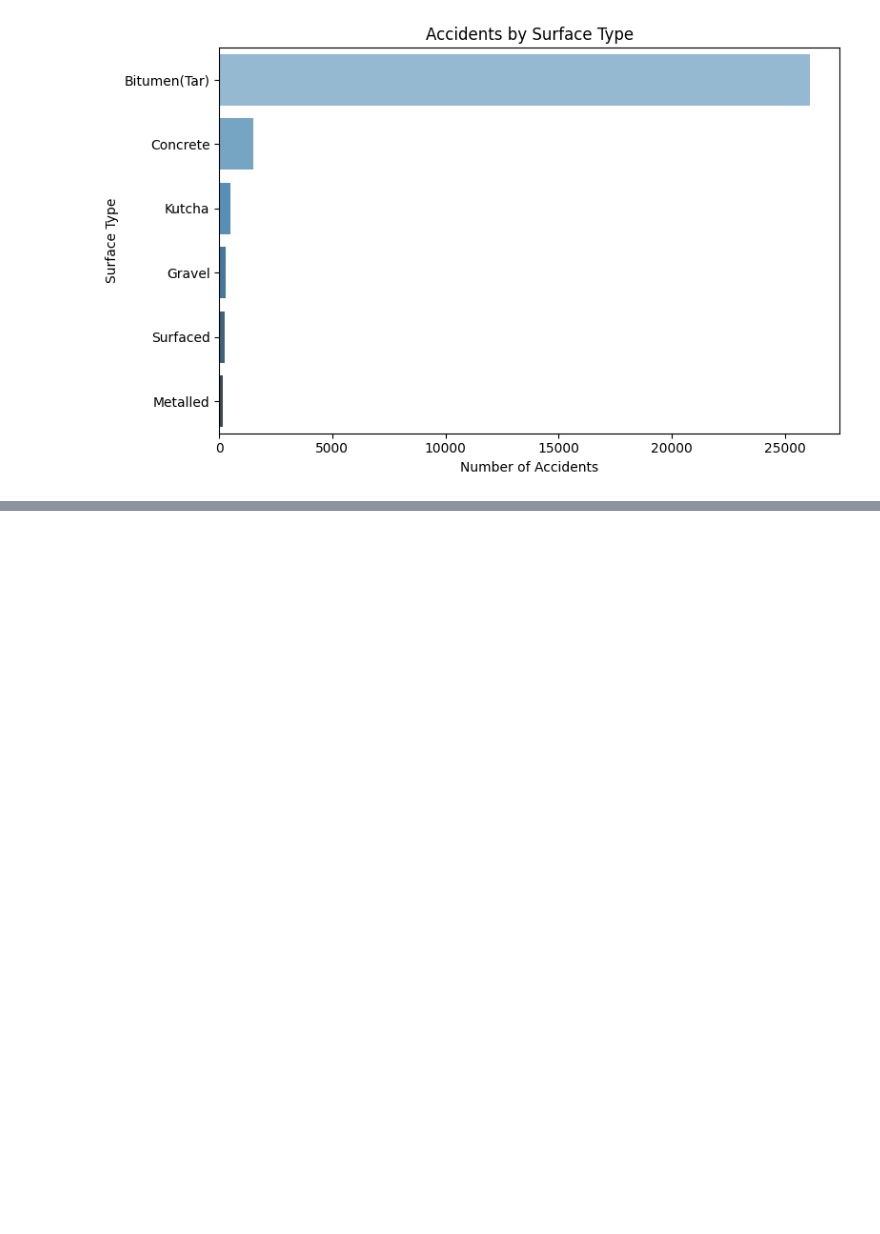
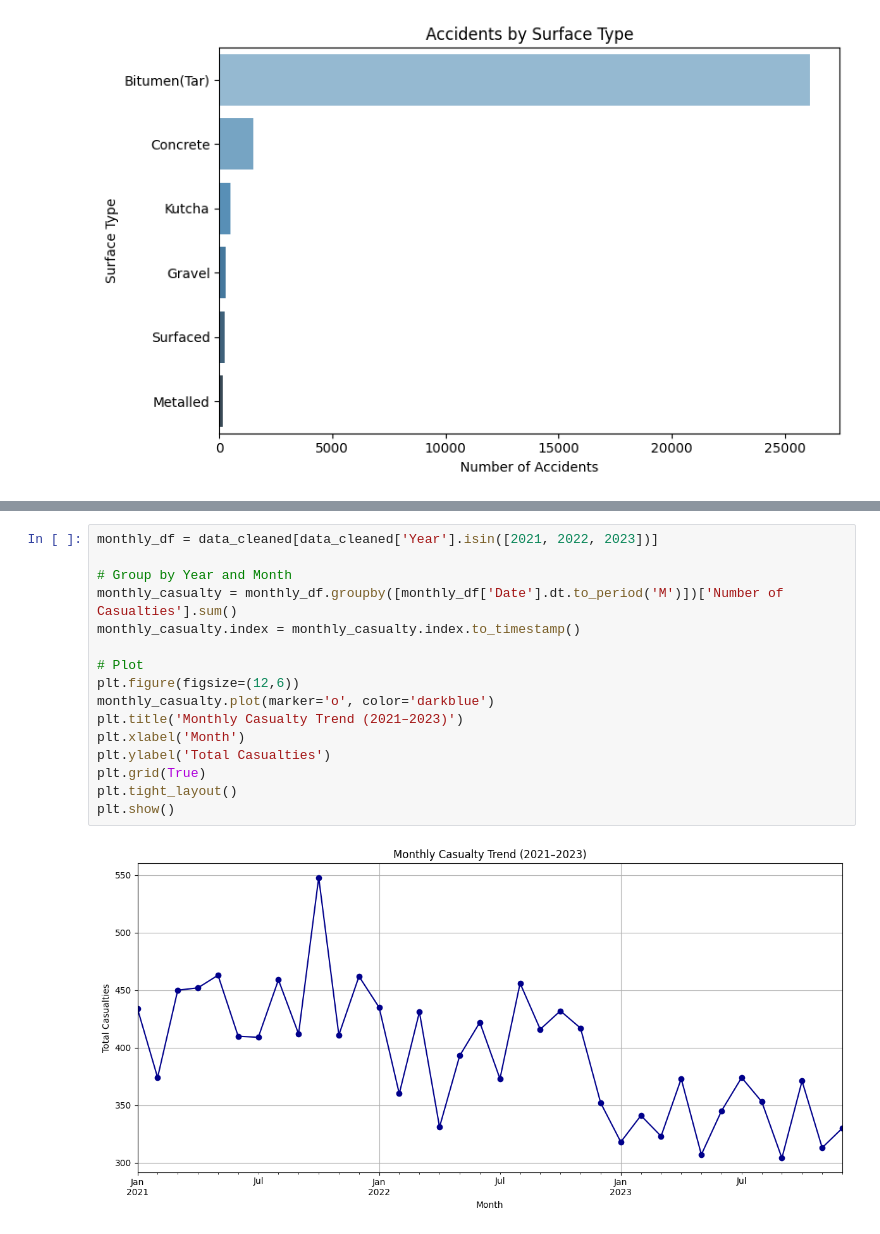
Before and after one commit to Soumashree-Das/Data_drift_srijan_ju, a Jupyter notebook: kpi5.ipynb, the cells around one changed output, grey strips where cells are left out. Drawn from its saved outputs; the diff is of its cells as text; blank space fills up the shorter version.

```diff
--- a/kpi5.ipynb
+++ b/kpi5.ipynb
@@ -78,0 +95,18 @@ Passing `palette` without assigning `hue` is deprecated and will be removed in v
+# %%
+monthly_df = data_cleaned[data_cleaned['Year'].isin([2021, 2022, 2023])]
+
+# Group by Year and Month
+monthly_casualty = monthly_df.groupby([monthly_df['Date'].dt.to_period('M')])['Number of Casualties'].sum()
+monthly_casualty.index = monthly_casualty.index.to_timestamp()
+
+# Plot
+plt.figure(figsize=(12,6))
+monthly_casualty.plot(marker='o', color='darkblue')
+plt.title('Monthly Casualty Trend (2021–2023)')
+plt.xlabel('Month')
+plt.ylabel('Total Casualties')
+plt.grid(True)
+plt.tight_layout()
+plt.show()
+# %% [output]
+[figure, added]
```
Also changed, not shown: parts of 4 cells of this notebook.
